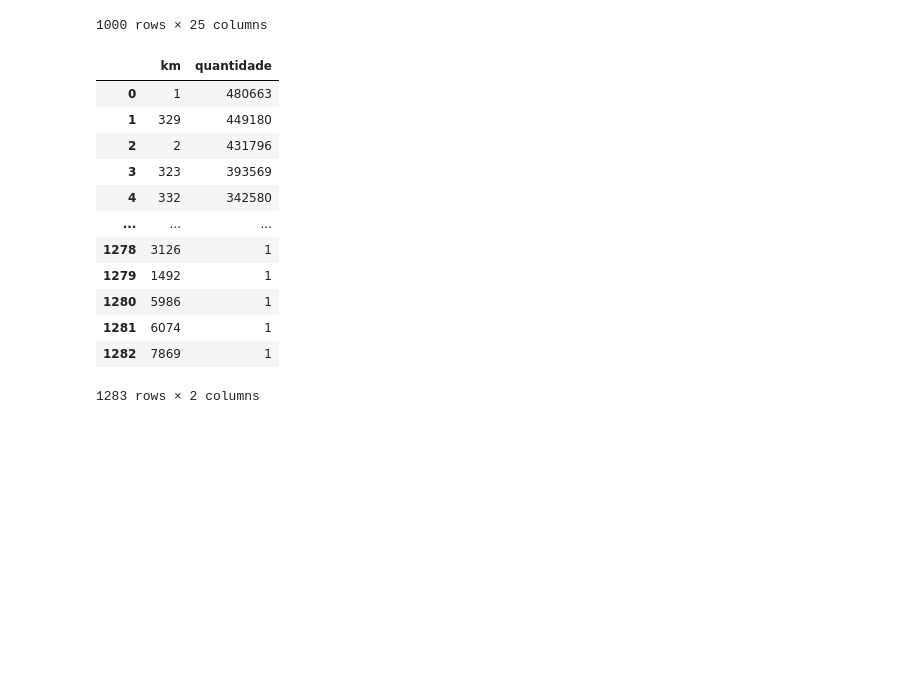
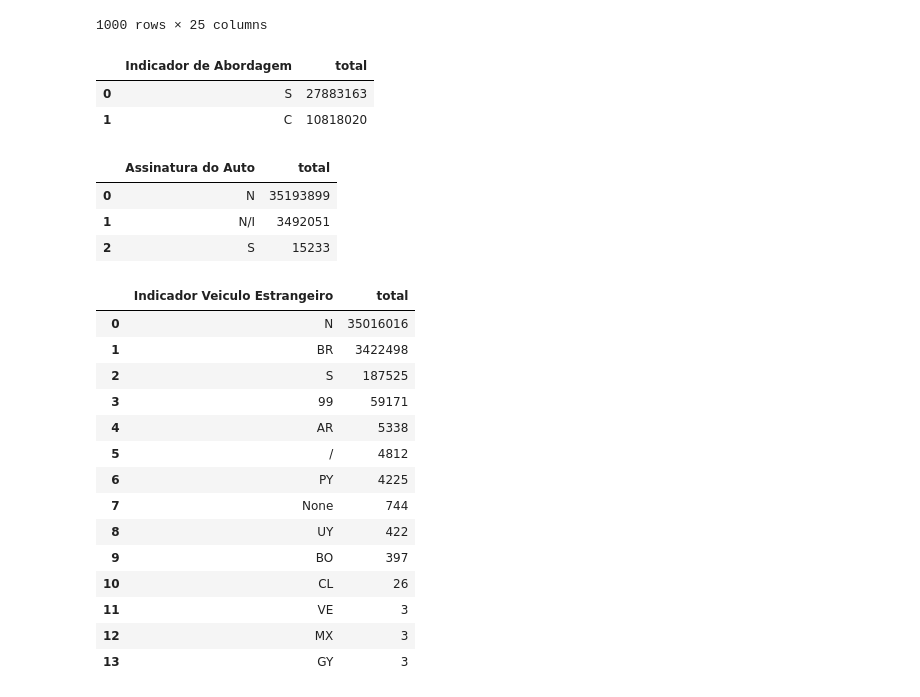
Before and after one commit to adrianop/dataScience, a Jupyter notebook: modelos/infracoes/1 - tratamento.ipynb, the cells around one changed output. Drawn from its saved outputs; the diff is of its cells as text; code cells hidden in the pictures; blank space fills up the shorter version.

```diff
--- a/modelos/infracoes/1 - tratamento.ipynb
+++ b/modelos/infracoes/1 - tratamento.ipynb
@@ -44,31 +44,55 @@ con.execute("SELECT * FROM infracoes LIMIT 1000").fetchdf()
 | 998 | c9d423927272766 | 2019-01-24 | C | N | N | ... |
 | 999 | 261712ce194ea5a | 2019-01-24 | C | N | N | ... |
 1000 rows × 25 columns
-# %%
-result = con.execute("""
-    SELECT
-        "Km Infração" AS km,
-        COUNT(*) AS quantidade
-    FROM
-        infracoes
-    GROUP BY
-        "Km Infração"
-    ORDER BY
-        quantidade DESC
-""").fetchdf()
-
-result
-# %% [output]
-|  | km | quantidade |
-| 0 | 1 | 480663 |
-| 1 | 329 | 449180 |
-| 2 | 2 | 431796 |
-| 3 | 323 | 393569 |
-| 4 | 332 | 342580 |
-| ... | ... | ... |
-| 1278 | 3126 | 1 |
-| 1279 | 1492 | 1 |
-| 1280 | 5986 | 1 |
-| 1281 | 6074 | 1 |
-| 1282 | 7869 | 1 |
-1283 rows × 2 columns
+# %%
+# contanto valores de indicador de abordagem:
+query = """
+SELECT "Indicador de Abordagem", COUNT(*) AS total
+FROM infracoes
+GROUP BY "Indicador de Abordagem"
+ORDER BY total DESC
+"""
+con.execute(query).fetchdf()
+# %% [output]
+|  | Indicador de Abordagem | total |
+| 0 | S | 27883163 |
+| 1 | C | 10818020 |
+# %%
+# contanto valores de Assinatura do Auto:
+query = """
+SELECT "Assinatura do Auto", COUNT(*) AS total
+FROM infracoes
+GROUP BY "Assinatura do Auto"
+ORDER BY total DESC
+"""
+con.execute(query).fetchdf()
+# %% [output]
+|  | Assinatura do Auto | total |
+| 0 | N | 35193899 |
+| 1 | N/I | 3492051 |
+| 2 | S | 15233 |
+# %%
+# contanto valores de Indicador Veiculo Estrangeiro:
+query = """
+SELECT "Indicador Veiculo Estrangeiro", COUNT(*) AS total
+FROM infracoes
+GROUP BY "Indicador Veiculo Estrangeiro"
+ORDER BY total DESC
+"""
+con.execute(query).fetchdf()
+# %% [output]
+|  | Indicador Veiculo Estrangeiro | total |
+| 0 | N | 35016016 |
+| 1 | BR | 3422498 |
+| 2 | S | 187525 |
+| 3 | 99 | 59171 |
+| 4 | AR | 5338 |
+| 5 | / | 4812 |
+| 6 | PY | 4225 |
+| 7 | None | 744 |
+| 8 | UY | 422 |
+| 9 | BO | 397 |
+| 10 | CL | 26 |
+| 11 | VE | 3 |
+| 12 | MX | 3 |
+| 13 | GY | 3 |
```
Also changed, not shown: parts of 13 cells of this notebook, 4 other files.
